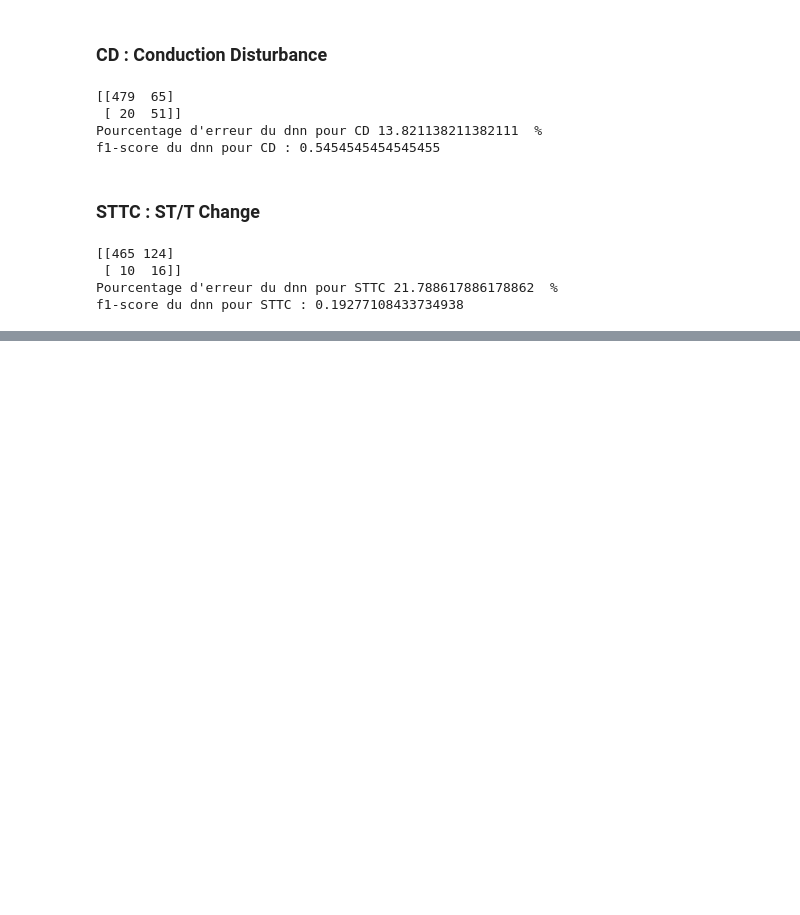
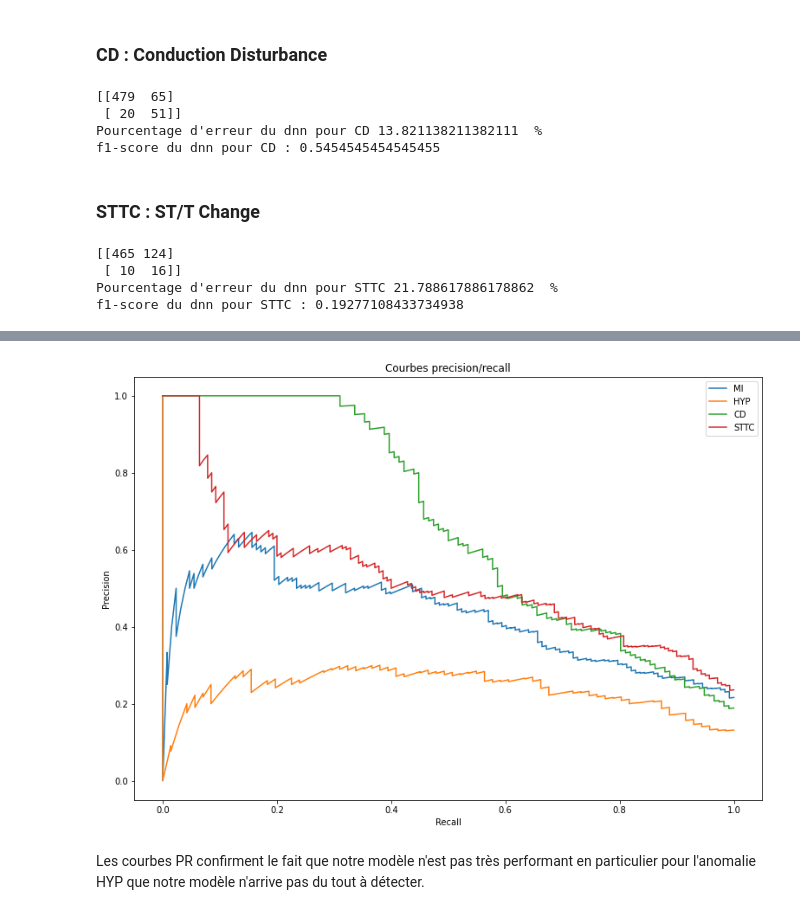
Before and after one commit to Dani-Halegua/Projet_ECG, a Jupyter notebook: Projet_ECG_Partie2.ipynb, the cells around one changed output, grey strips where cells are left out. Drawn from its saved outputs; the diff is of its cells as text; code cells hidden in the pictures; blank space fills up the shorter version.

```diff
--- a/Projet_ECG_Partie2.ipynb
+++ b/Projet_ECG_Partie2.ipynb
@@ -572,0 +582,24 @@ f1-score du dnn pour STTC : 0.19277108433734938
+# %%
+pr1, rec1, thresholds1 = precision_recall_curve(y_test[:,0],model2_pred[:,0])
+pr2, rec2, thresholds2 = precision_recall_curve(y_test[:,1],model2_pred[:,1])
+pr3, rec3, thresholds3 = precision_recall_curve(y_test[:,2],model2_pred[:,2])
+pr4, rec4, thresholds4 = precision_recall_curve(y_test[:,3],model2_pred[:,3])
+
+
+
+plt.figure(figsize=(13,9))
+plt.plot(rec1, pr1, label='MI')
+plt.plot(rec2, pr2, label='HYP')
+plt.plot(rec3, pr3, label='CD')
+plt.plot(rec4, pr4, label='STTC')
+
+
+plt.xlabel('Recall')
+plt.ylabel('Precision')
+plt.title("Courbes precision/recall")
+plt.legend()
+plt.show()
+# %% [output]
+[figure, added]
+# %% [markdown]
+Les courbes PR confirment le fait que notre modèle n'est pas très performant en particulier pour l'anomalie HYP que notre modèle n'arrive pas du tout à détecter.
```
Also changed, not shown: parts of 21 cells of this notebook.
